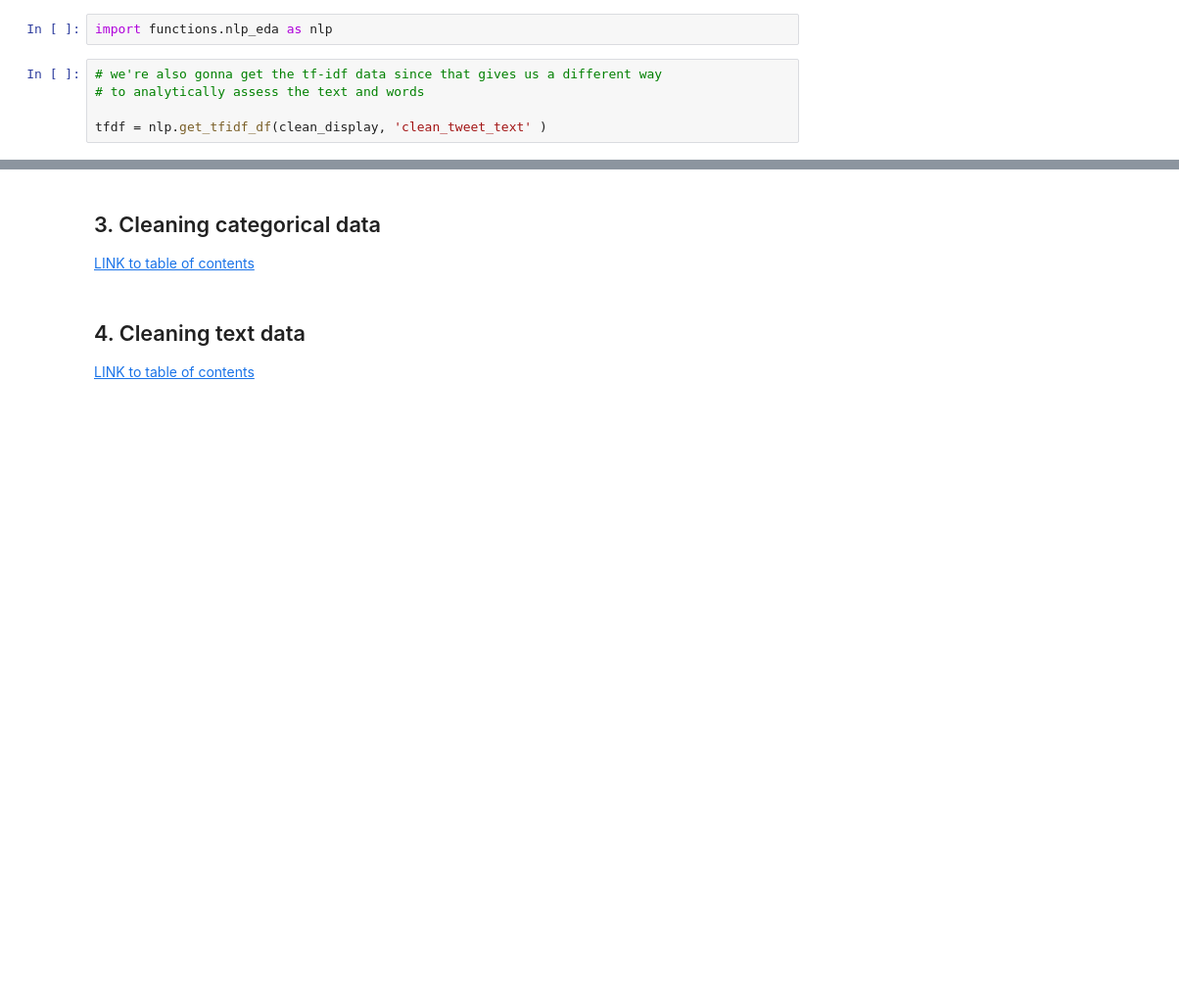
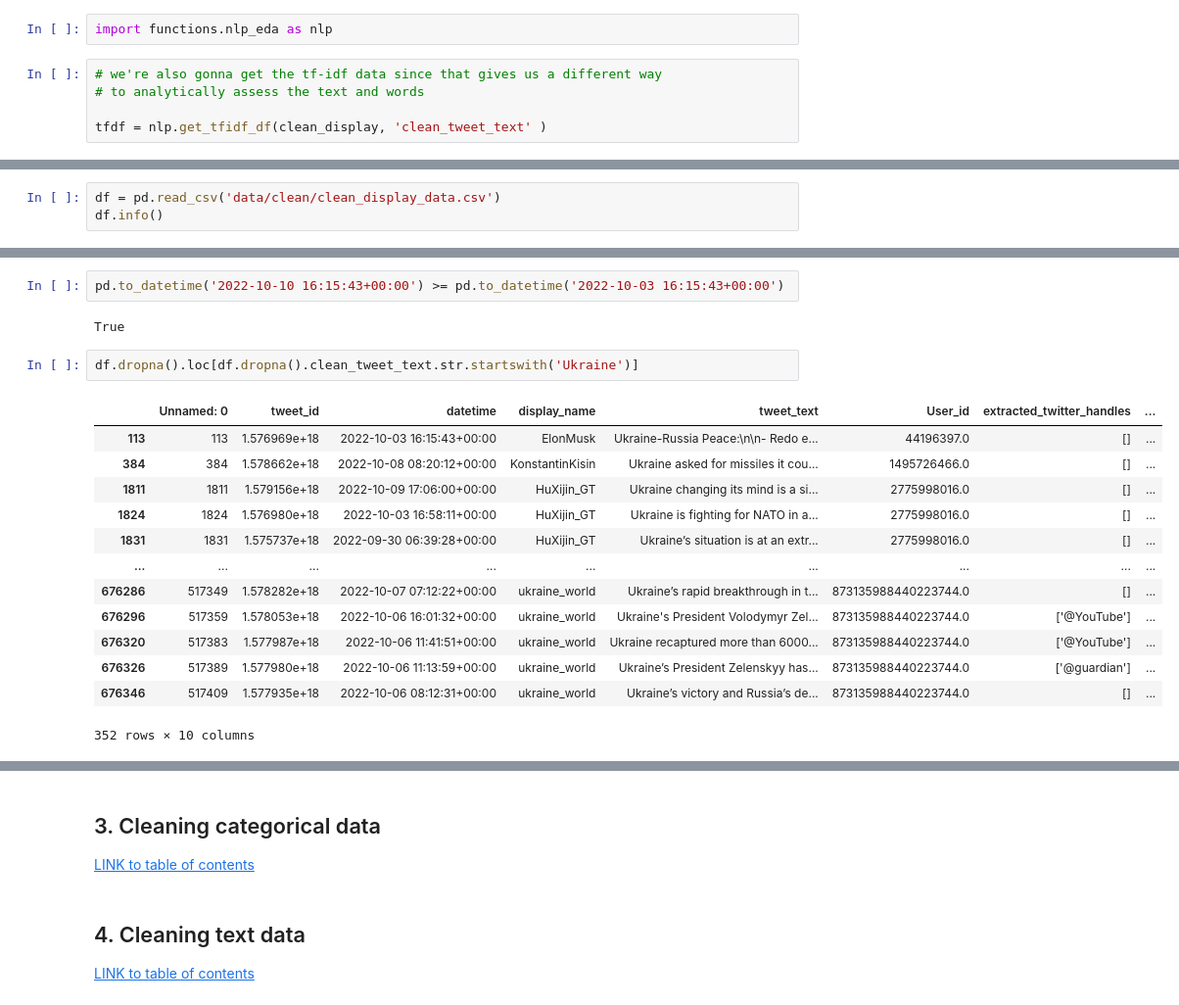
Before and after one commit to Ioana-P/twitter_topic_and_sentiment_tracking, a Jupyter notebook: 4. data_cleaning.ipynb, the cells around one changed output, grey strips where cells are left out. Shown: that part at 98% size. Cells and saved outputs as stored; diff of their text form; blank space fills up the shorter version.

```diff
--- a/4. data_cleaning.ipynb
+++ b/4. data_cleaning.ipynb
@@ -108,0 +103,3 @@ pd.DataFrame({'n': d.sum()}).sort_values('n', ascending=False).head(60)
+# %%
+df = pd.read_csv('data/clean/clean_display_data.csv')
+df.info()
@@ -108,0 +124,20 @@ pd.DataFrame({'n': d.sum()}).sort_values('n', ascending=False).head(60)
+# %%
+pd.to_datetime('2022-10-10 16:15:43+00:00') >= pd.to_datetime('2022-10-03 16:15:43+00:00')
+# %% [output]
+True
+# %%
+df.dropna().loc[df.dropna().clean_tweet_text.str.startswith('Ukraine')]
+# %% [output]
+|  | Unnamed: 0 | tweet_id | datetime | display_name | tweet_text | User_id | extracted_twitter_handles | ... |
+| 113 | 113 | 1.576969e+18 | 2022-10-03 16:15:43+00:00 | ElonMusk | Ukraine-Russia Peace:\n\n- Redo e... | 44196397.0 | [] | ... |
+| 384 | 384 | 1.578662e+18 | 2022-10-08 08:20:12+00:00 | KonstantinKisin | Ukraine asked for missiles it cou... | 1495726466.0 | [] | ... |
+| 1811 | 1811 | 1.579156e+18 | 2022-10-09 17:06:00+00:00 | HuXijin_GT | Ukraine changing its mind is a si... | 2775998016.0 | [] | ... |
+| 1824 | 1824 | 1.576980e+18 | 2022-10-03 16:58:11+00:00 | HuXijin_GT | Ukraine is fighting for NATO in a... | 2775998016.0 | [] | ... |
+| 1831 | 1831 | 1.575737e+18 | 2022-09-30 06:39:28+00:00 | HuXijin_GT | Ukraine’s situation is at an extr... | 2775998016.0 | [] | ... |
+| ... | ... | ... | ... | ... | ... | ... | ... | ... |
+| 676286 | 517349 | 1.578282e+18 | 2022-10-07 07:12:22+00:00 | ukraine_world | Ukraine’s rapid breakthrough in t... | 873135988440223744.0 | [] | ... |
+| 676296 | 517359 | 1.578053e+18 | 2022-10-06 16:01:32+00:00 | ukraine_world | Ukraine's President Volodymyr Zel... | 873135988440223744.0 | ['@YouTube'] | ... |
+| 676320 | 517383 | 1.577987e+18 | 2022-10-06 11:41:51+00:00 | ukraine_world | Ukraine recaptured more than 6000... | 873135988440223744.0 | ['@YouTube'] | ... |
+| 676326 | 517389 | 1.577980e+18 | 2022-10-06 11:13:59+00:00 | ukraine_world | Ukraine’s President Zelenskyy has... | 873135988440223744.0 | ['@guardian'] | ... |
+| 676346 | 517409 | 1.577935e+18 | 2022-10-06 08:12:31+00:00 | ukraine_world | Ukraine’s victory and Russia’s de... | 873135988440223744.0 | [] | ... |
+352 rows × 10 columns
```
Also changed, not shown: parts of 14 cells of this notebook, 2 other files.
